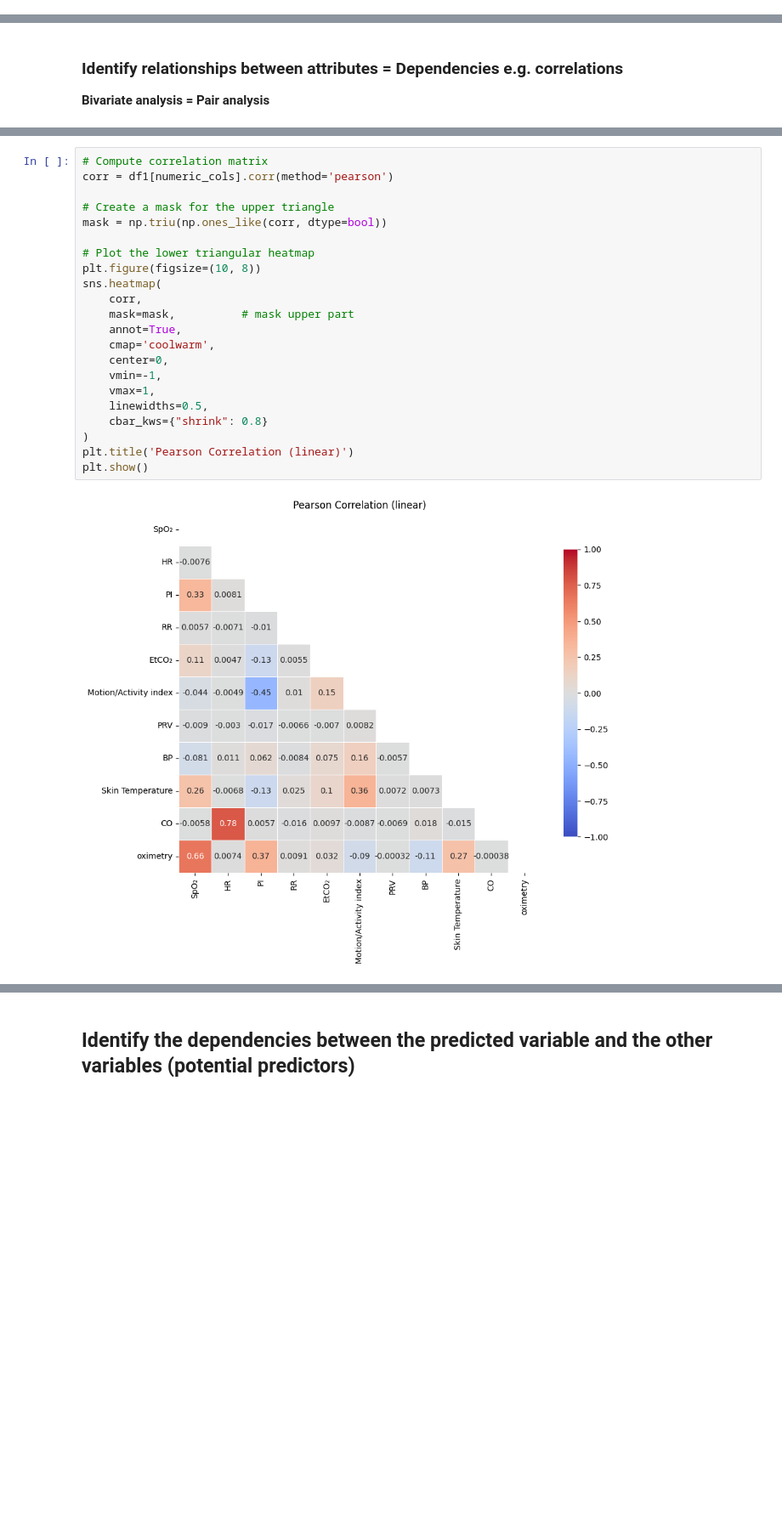
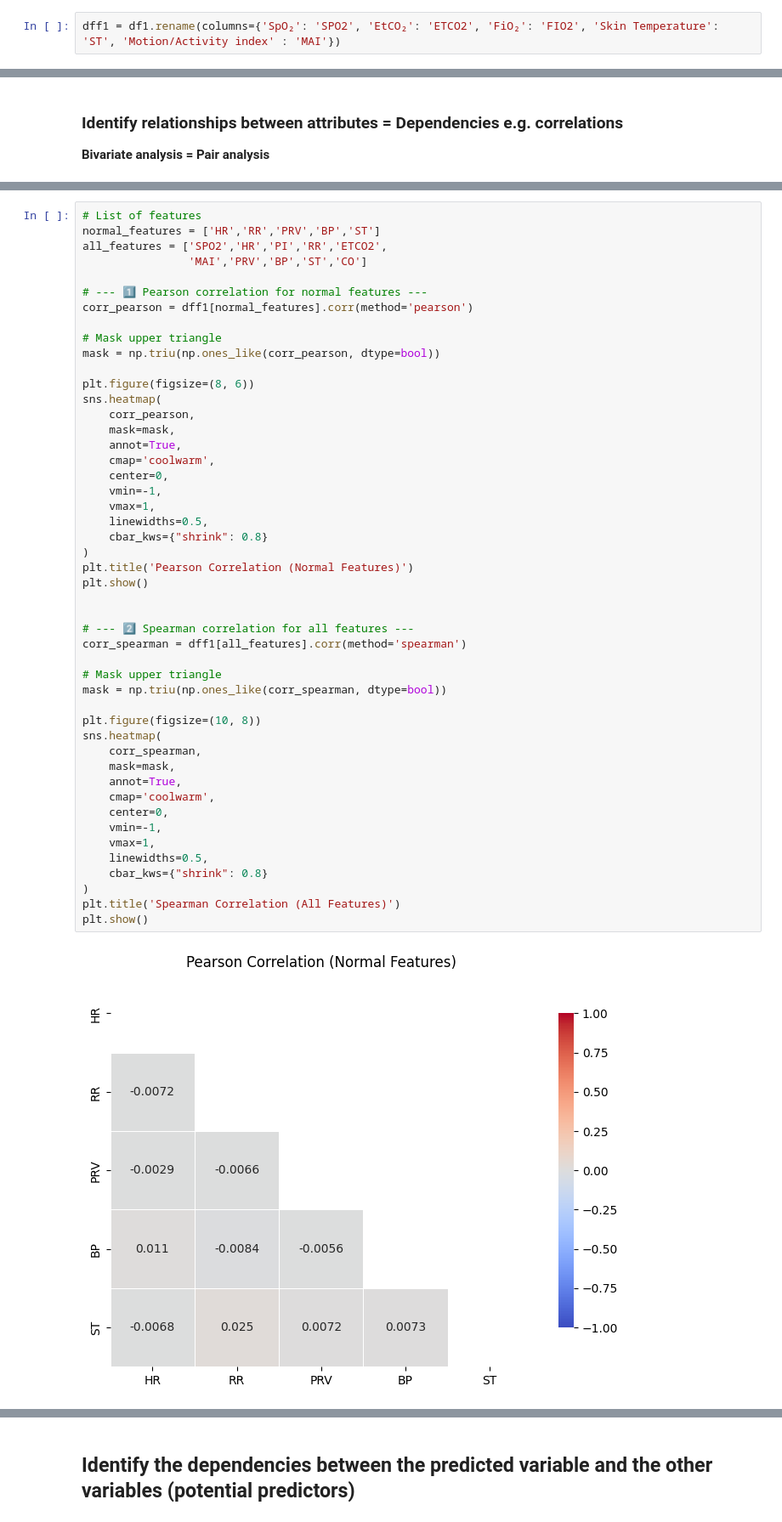
Before and after one commit to Michzru/Critical-oxygen-saturation-estimation, a Jupyter notebook: phase_1.ipynb, the cells around one changed output, grey strips where cells are left out. Shown at 85% size. Saved outputs shown, nothing was run; the diff lists cells and outputs as text; blank space fills up the shorter version.

```diff
--- a/phase_1.ipynb
+++ b/phase_1.ipynb
@@ -613,2 +615,4 @@ Now we can adjust data not to be that precise
+# %%
+dff1 = df1.rename(columns={'SpO₂': 'SPO2', 'EtCO₂': 'ETCO2', 'FiO₂': 'FIO2', 'Skin Temperature': 'ST', 'Motion/Activity index' : 'MAI'})
 # %%
 print("\nColumns in df1:")
@@ -1098,24 +1425,50 @@ we append a predicted variable to the numeric_col so we can made corelation matr
 # %%
-# Compute correlation matrix
-corr = df1[numeric_cols].corr(method='pearson')
+# List of features
+normal_features = ['HR','RR','PRV','BP','ST']
+all_features = ['SPO2','HR','PI','RR','ETCO2',
+                'MAI','PRV','BP','ST','CO']
 
-# Create a mask for the upper triangle
-mask = np.triu(np.ones_like(corr, dtype=bool))
+# --- 1️⃣ Pearson correlation for normal features ---
+corr_pearson = dff1[normal_features].corr(method='pearson')
 
-# Plot the lower triangular heatmap
-plt.figure(figsize=(10, 8))
+# Mask upper triangle
+mask = np.triu(np.ones_like(corr_pearson, dtype=bool))
+
+plt.figure(figsize=(8, 6))
 sns.heatmap(
-    corr,
-    mask=mask,          # mask upper part
+    corr_pearson,
+    mask=mask,
     annot=True,
     cmap='coolwarm',
     center=0,
     vmin=-1,
     vmax=1,
     linewidths=0.5,
     cbar_kws={"shrink": 0.8}
 )
-plt.title('Pearson Correlation (linear)')
+plt.title('Pearson Correlation (Normal Features)')
 plt.show()
+
+
+# --- 2️⃣ Spearman correlation for all features ---
+corr_spearman = dff1[all_features].corr(method='spearman')
+
+# Mask upper triangle
+mask = np.triu(np.ones_like(corr_spearman, dtype=bool))
+
+plt.figure(figsize=(10, 8))
+sns.heatmap(
+    corr_spearman,
+    mask=mask,
+    annot=True,
+    cmap='coolwarm',
+    center=0,
+    vmin=-1,
+    vmax=1,
+    linewidths=0.5,
+    cbar_kws={"shrink": 0.8}
+)
+plt.title('Spearman Correlation (All Features)')
+plt.show()
 # %% [output]
-[figure, old version]
+[figure, new version]
```
Also changed, not shown: parts of 44 cells of this notebook, 1 other file.
